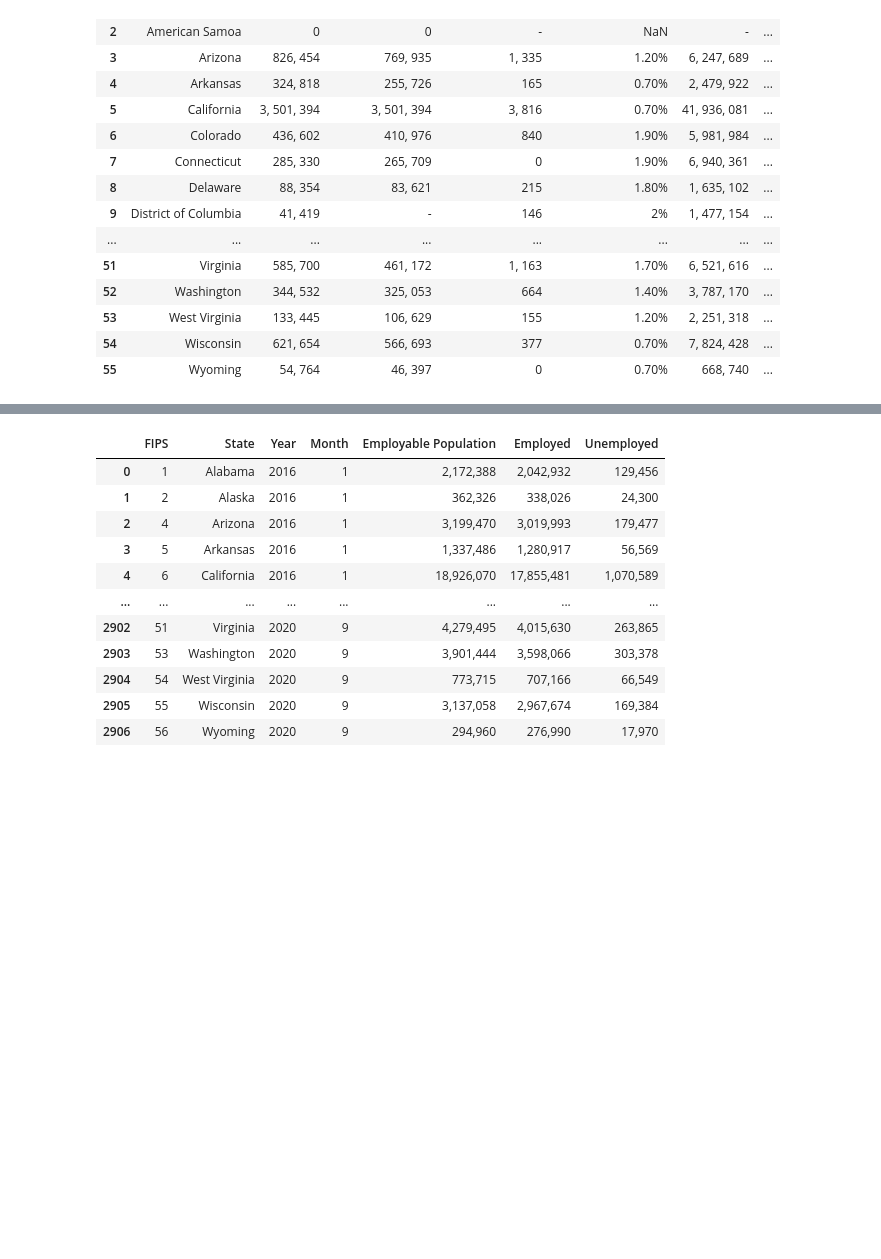
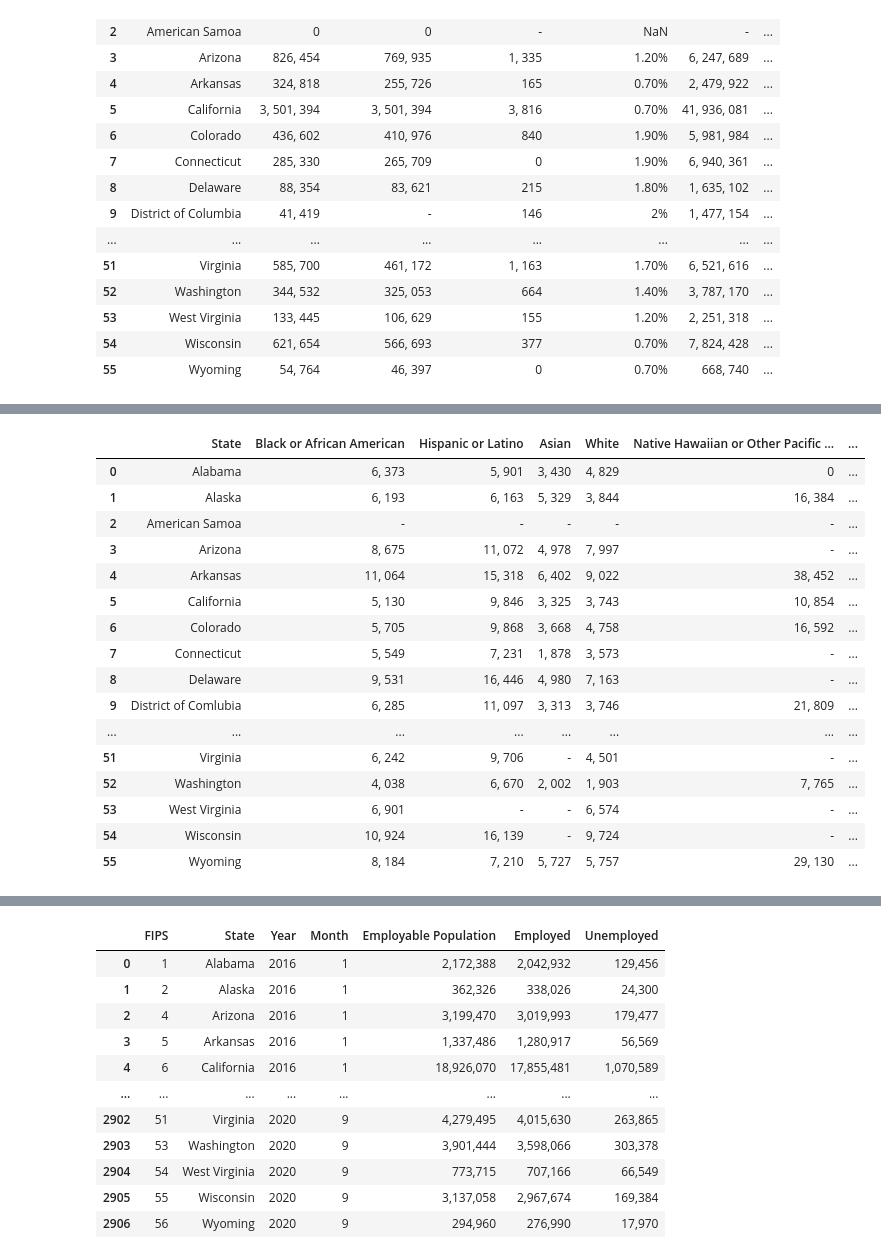
Before and after one commit to maezie19-02475/3206-The-Conquerors, a Jupyter notebook: COVID_19_DESCRIPTIVE_ANALYSIS_INFORMATION_AND_IMPACT_ON_EMPLOYMENT.ipynb, the cells around one changed output, grey strips where cells are left out. Drawn from its saved outputs; the diff is of its cells as text; code cells hidden in the pictures; blank space fills up the shorter version.

```diff
--- a/COVID_19_DESCRIPTIVE_ANALYSIS_INFORMATION_AND_IMPACT_ON_EMPLOYMENT.ipynb
+++ b/COVID_19_DESCRIPTIVE_ANALYSIS_INFORMATION_AND_IMPACT_ON_EMPLOYMENT.ipynb
@@ -133,3 +138,29 @@ data.head(56)
+# %%
+data= pd.DataFrame(data)
+data.drop(['Asian or Pacific Islander',
+           'Asian or Pacific Islander.1',
+           'Unnamed: 15', 'Unnamed: 16',
+           'Unnamed: 17', 'Unnamed: 18',
+           'Unnamed: 19', 'Unnamed: 20'], axis = 1, inplace=True)
+data.head(56)
+# %% [output]
+|  | State | Black or African American | Hispanic or Latino | Asian | White | Native Hawaiian or Other Pacific ... | ... |
+| 0 | Alabama | 6, 373 | 5, 901 | 3, 430 | 4, 829 | 0 | ... |
+| 1 | Alaska | 6, 193 | 6, 163 | 5, 329 | 3, 844 | 16, 384 | ... |
+| 2 | American Samoa | - | - | - | - | - | ... |
+| 3 | Arizona | 8, 675 | 11, 072 | 4, 978 | 7, 997 | - | ... |
+| 4 | Arkansas | 11, 064 | 15, 318 | 6, 402 | 9, 022 | 38, 452 | ... |
+| 5 | California | 5, 130 | 9, 846 | 3, 325 | 3, 743 | 10, 854 | ... |
+| 6 | Colorado | 5, 705 | 9, 868 | 3, 668 | 4, 758 | 16, 592 | ... |
+| 7 | Connecticut | 5, 549 | 7, 231 | 1, 878 | 3, 573 | - | ... |
+| 8 | Delaware | 9, 531 | 16, 446 | 4, 980 | 7, 163 | - | ... |
+| 9 | District of Comlubia | 6, 285 | 11, 097 | 3, 313 | 3, 746 | 21, 809 | ... |
+| ... | ... | ... | ... | ... | ... | ... | ... |
+| 51 | Virginia | 6, 242 | 9, 706 | - | 4, 501 | - | ... |
+| 52 | Washington | 4, 038 | 6, 670 | 2, 002 | 1, 903 | 7, 765 | ... |
+| 53 | West Virginia | 6, 901 | - | - | 6, 574 | - | ... |
+| 54 | Wisconsin | 10, 924 | 16, 139 | - | 9, 724 | - | ... |
+| 55 | Wyoming | 8, 184 | 7, 210 | 5, 727 | 5, 757 | 29, 130 | ... |
 # %%
 import pandas as pd
 import numpy as py
```
Also changed, not shown: parts of 1 cell of this notebook.
